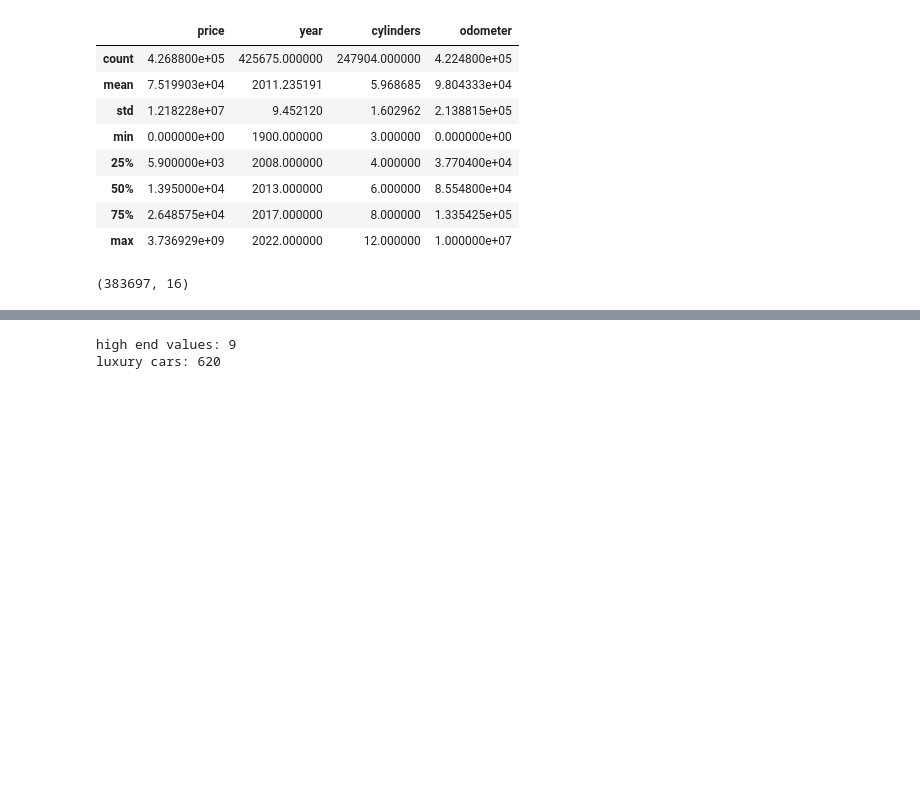
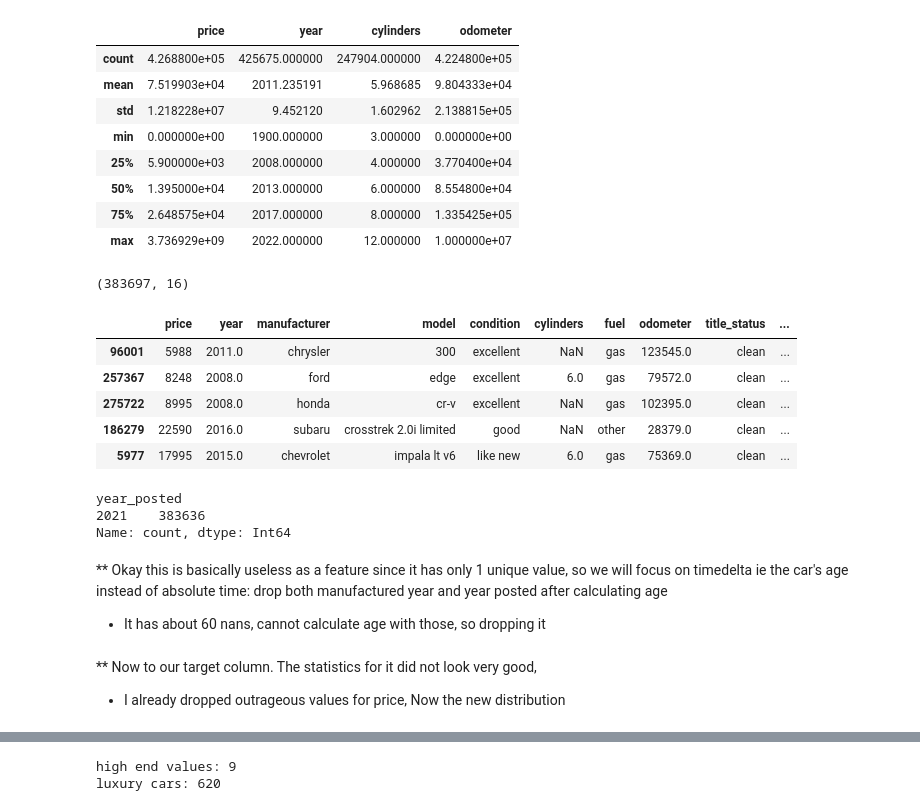
Before and after one commit to Claudy444/ML-Regression-Used-Cars, a Jupyter notebook: Notebooks/main.ipynb, the cells around one changed output, grey strips where cells are left out. Cells and saved outputs as stored; diff of their text form; code cells hidden in the pictures; blank space fills up the shorter version.

Commit message:
More cleaning and filtering numerical columns like target variable, year posted, year,

```diff
--- a/Notebooks/main.ipynb
+++ b/Notebooks/main.ipynb
@@ -188,3 +188,25 @@ df= df[(df['price']<500000) & (df['price']>500)]
 print(df.shape)
 # %% [output]
 (383697, 16)
+# %%
+# the posted date column has month and time which are not useful because there is no other detail time column to compare with, will extract just the year
+df['year_posted'] = pd.to_datetime(df['posting_date'], errors='coerce', utc=True).dt.year
+df.drop(columns=['posting_date'], inplace=True)
+df.sample(5)
+# %% [output]
+|  | price | year | manufacturer | model | condition | cylinders | fuel | odometer | title_status | ... |
+| 96001 | 5988 | 2011.0 | chrysler | 300 | excellent | NaN | gas | 123545.0 | clean | ... |
+| 257367 | 8248 | 2008.0 | ford | edge | excellent | 6.0 | gas | 79572.0 | clean | ... |
+| 275722 | 8995 | 2008.0 | honda | cr-v | excellent | NaN | gas | 102395.0 | clean | ... |
+| 186279 | 22590 | 2016.0 | subaru | crosstrek 2.0i limited | good | NaN | other | 28379.0 | clean | ... |
+| 5977 | 17995 | 2015.0 | chevrolet | impala lt v6 | like new | 6.0 | gas | 75369.0 | clean | ... |
+# %%
+df['year_posted'] = df['year_posted'].astype('Int64')
+df['year_posted'].value_counts().sort_index(ascending=False).head()
+# %% [output]
+year_posted
+2021    383636
+Name: count, dtype: Int64
+# %% [markdown]
+** Okay this is basically useless as a feature since it has only 1 unique value, so we will focus on timedelta ie the car's age instead of absolute time: drop both manufactured year and year posted after calculating age
+- It has about 60 nans, cannot calculate age with those, so dropping it
@@ -191,3 +216,6 @@ print(df.shape)
+# %% [markdown]
+** Now to our target column. The statistics for it did not look very good,
+- I already dropped outrageous values for price, Now the new distribution
 # %%
 # Percentile check
 print(df['price'].quantile([0.9, 0.95, 0.99, 0.999]))
```
Also changed, not shown: parts of 12 cells of this notebook.
